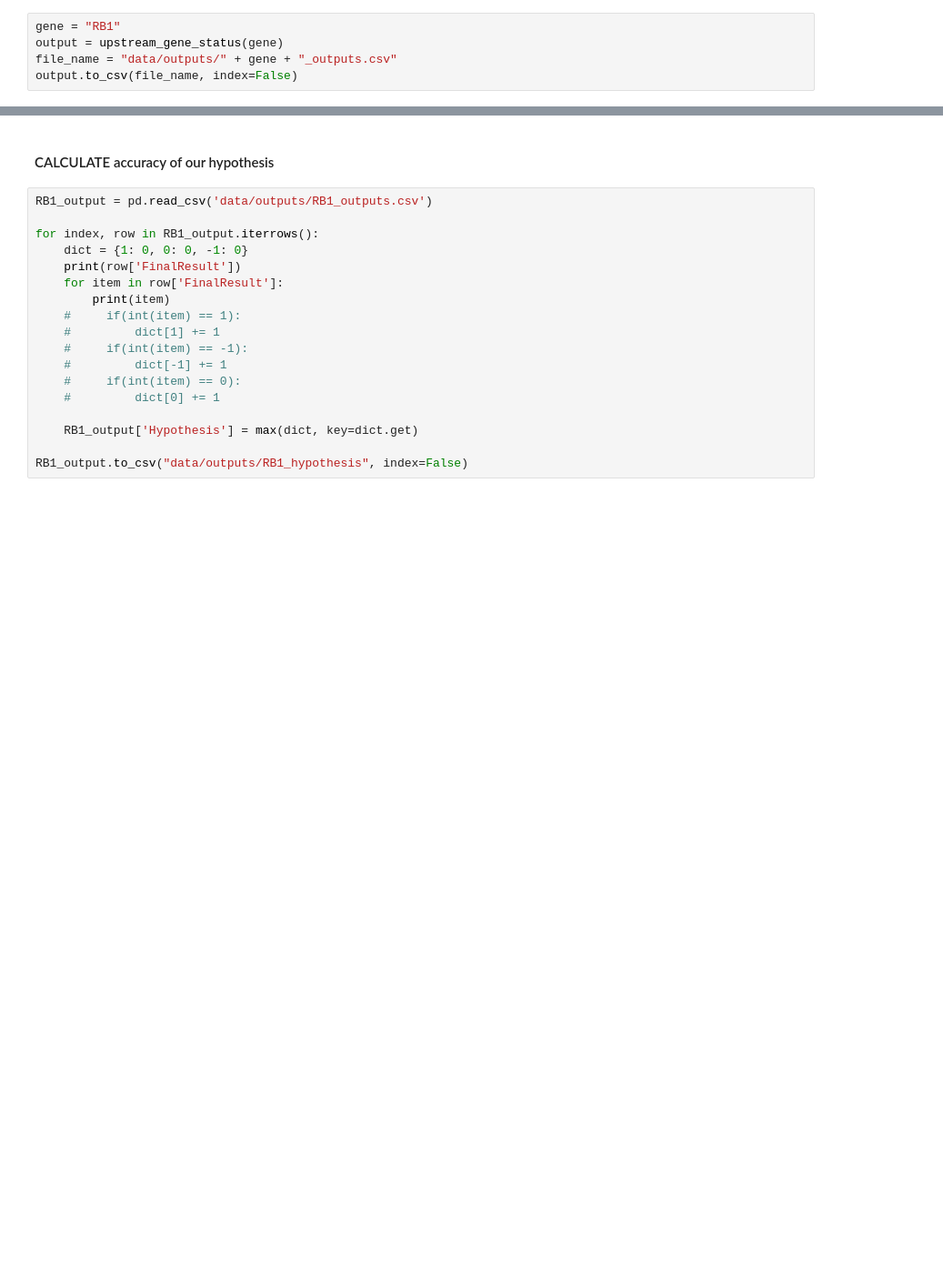
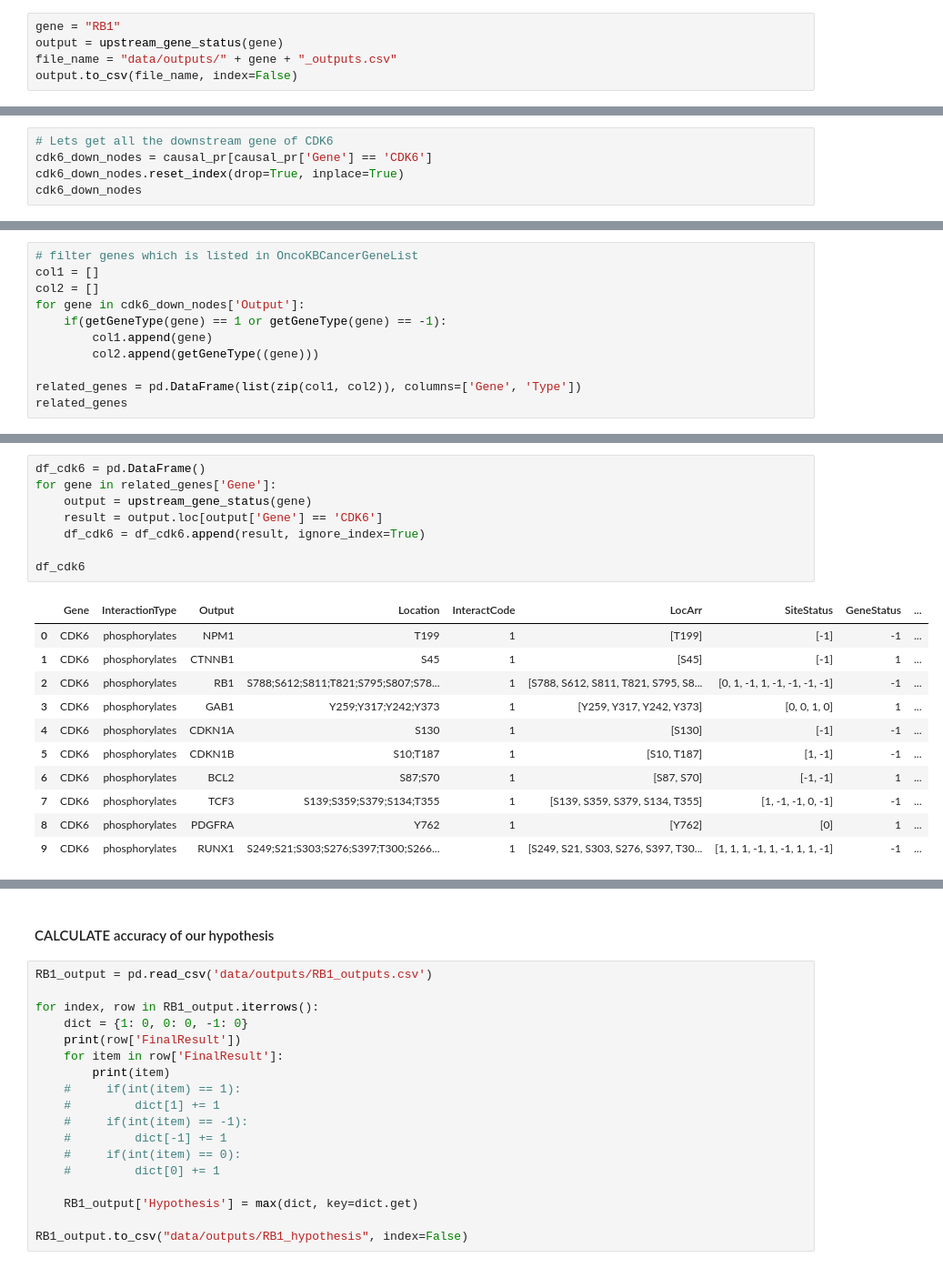
Before and after one commit to KisanThapa/GeneMutationClassification, a Jupyter notebook: notebook.ipynb, the cells around one changed output, grey strips where cells are left out. Shown: that part at 91% size. Drawn from its saved outputs; the diff is of its cells as text; blank space fills up the shorter version.

```diff
--- a/notebook.ipynb
+++ b/notebook.ipynb
@@ -711,0 +716,5 @@ output.to_csv(file_name, index=False)
+# %%
+# Lets get all the downstream gene of CDK6
+cdk6_down_nodes = causal_pr[causal_pr['Gene'] == 'CDK6']
+cdk6_down_nodes.reset_index(drop=True, inplace=True)
+cdk6_down_nodes
@@ -711,0 +739,11 @@ output.to_csv(file_name, index=False)
+# %%
+# filter genes which is listed in OncoKBCancerGeneList
+col1 = []
+col2 = []
+for gene in cdk6_down_nodes['Output']:
+    if(getGeneType(gene) == 1 or getGeneType(gene) == -1):
+        col1.append(gene)
+        col2.append(getGeneType((gene)))
+
+related_genes = pd.DataFrame(list(zip(col1, col2)), columns=['Gene', 'Type'])
+related_genes
@@ -711,0 +762,20 @@ output.to_csv(file_name, index=False)
+# %%
+df_cdk6 = pd.DataFrame()
+for gene in related_genes['Gene']:
+    output = upstream_gene_status(gene)
+    result = output.loc[output['Gene'] == 'CDK6']
+    df_cdk6 = df_cdk6.append(result, ignore_index=True)
+
+df_cdk6
+# %% [output]
+|  | Gene | InteractionType | Output | Location | InteractCode | LocArr | SiteStatus | GeneStatus | ... |
+| 0 | CDK6 | phosphorylates | NPM1 | T199 | 1 | [T199] | [-1] | -1 | ... |
+| 1 | CDK6 | phosphorylates | CTNNB1 | S45 | 1 | [S45] | [-1] | 1 | ... |
+| 2 | CDK6 | phosphorylates | RB1 | S788;S612;S811;T821;S795;S807;S78... | 1 | [S788, S612, S811, T821, S795, S8... | [0, 1, -1, 1, -1, -1, -1, -1] | -1 | ... |
+| 3 | CDK6 | phosphorylates | GAB1 | Y259;Y317;Y242;Y373 | 1 | [Y259, Y317, Y242, Y373] | [0, 0, 1, 0] | 1 | ... |
+| 4 | CDK6 | phosphorylates | CDKN1A | S130 | 1 | [S130] | [-1] | -1 | ... |
+| 5 | CDK6 | phosphorylates | CDKN1B | S10;T187 | 1 | [S10, T187] | [1, -1] | -1 | ... |
+| 6 | CDK6 | phosphorylates | BCL2 | S87;S70 | 1 | [S87, S70] | [-1, -1] | 1 | ... |
+| 7 | CDK6 | phosphorylates | TCF3 | S139;S359;S379;S134;T355 | 1 | [S139, S359, S379, S134, T355] | [1, -1, -1, 0, -1] | -1 | ... |
+| 8 | CDK6 | phosphorylates | PDGFRA | Y762 | 1 | [Y762] | [0] | 1 | ... |
+| 9 | CDK6 | phosphorylates | RUNX1 | S249;S21;S303;S276;S397;T300;S266... | 1 | [S249, S21, S303, S276, S397, T30... | [1, 1, 1, -1, 1, -1, 1, 1, -1] | -1 | ... |
```
Also changed, not shown: parts of 10 cells of this notebook, 2 other files.
